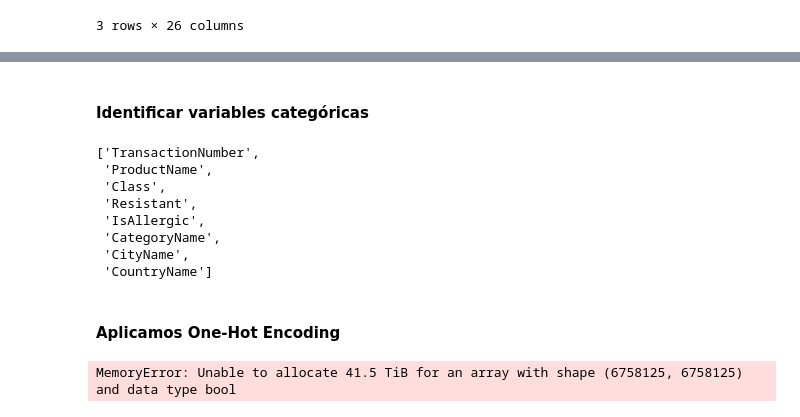
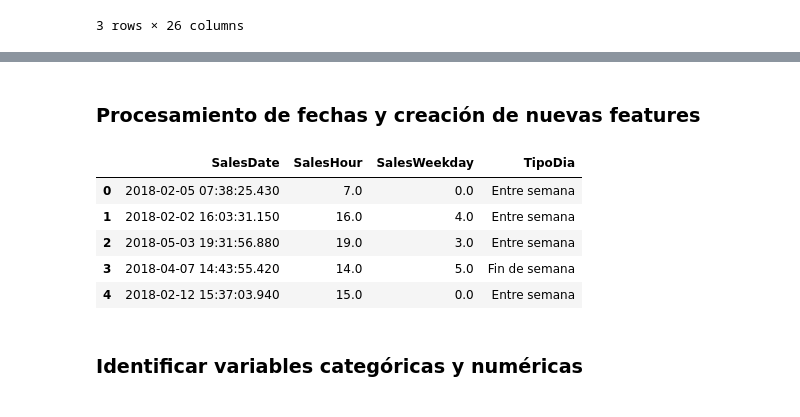
Before and after one commit to HanksR/DATA-ENGINEERING-PROYECTO1, a Jupyter notebook: AVANCE3/analisis_avance3.ipynb, the cells around one changed output, grey strips where cells are left out. Cells and saved outputs as stored; diff of their text form; code cells hidden in the pictures.

```diff
--- a/AVANCE3/analisis_avance3.ipynb
+++ b/AVANCE3/analisis_avance3.ipynb
@@ -427,23 +422,27 @@ final_df.head(3)
-# %% [markdown]
-#### Identificar variables categóricas
-# %%
-cat_cols = final_df.select_dtypes(include='object').columns.tolist()
-cat_cols
-# %% [output]
-['TransactionNumber',
- 'ProductName',
- 'Class',
- 'Resistant',
- 'IsAllergic',
- 'CategoryName',
- 'CityName',
- 'CountryName']
-# %% [markdown]
-#### Aplicamos One-Hot Encoding
-# %%
-final_encoded = pd.get_dummies(final_df, columns=cat_cols, drop_first=True)
-
-print("Shape final:", final_encoded.shape)
-final_encoded.head(3)
-# %% [output]
-MemoryError: Unable to allocate 41.5 TiB for an array with shape (6758125, 6758125) and data type bool
+# %% [markdown]
+### **Procesamiento de fechas y creación de nuevas features**
+# %%
+final_df['SalesDate'] = pd.to_datetime(final_df['SalesDate'], errors='coerce')
+final_df['HireDate'] = pd.to_datetime(final_df['HireDate'], errors='coerce')
+final_df['BirthDate'] = pd.to_datetime(final_df['BirthDate'], errors='coerce')
+
+#  Extraer componentes de fecha
+final_df['SalesYear'] = final_df['SalesDate'].dt.year
+final_df['SalesMonth'] = final_df['SalesDate'].dt.month
+final_df['SalesDay'] = final_df['SalesDate'].dt.day
+final_df['SalesHour'] = final_df['SalesDate'].dt.hour
+final_df['SalesWeekday'] = final_df['SalesDate'].dt.dayofweek
+
+#  Entre semana / fin de semana
+final_df['TipoDia'] = final_df['SalesWeekday'].apply(lambda x: 'Fin de semana' if x >= 5 else 'Entre semana')
+
+final_df[['SalesDate', 'SalesHour', 'SalesWeekday', 'TipoDia']].head(5)
+# %% [output]
+|  | SalesDate | SalesHour | SalesWeekday | TipoDia |
+| 0 | 2018-02-05 07:38:25.430 | 7.0 | 0.0 | Entre semana |
+| 1 | 2018-02-02 16:03:31.150 | 16.0 | 4.0 | Entre semana |
+| 2 | 2018-05-03 19:31:56.880 | 19.0 | 3.0 | Entre semana |
+| 3 | 2018-04-07 14:43:55.420 | 14.0 | 5.0 | Fin de semana |
+| 4 | 2018-02-12 15:37:03.940 | 15.0 | 0.0 | Entre semana |
+# %% [markdown]
+### **Identificar variables categóricas y numéricas**
```
Also changed, not shown: parts of 27 cells of this notebook, 1 other file.
